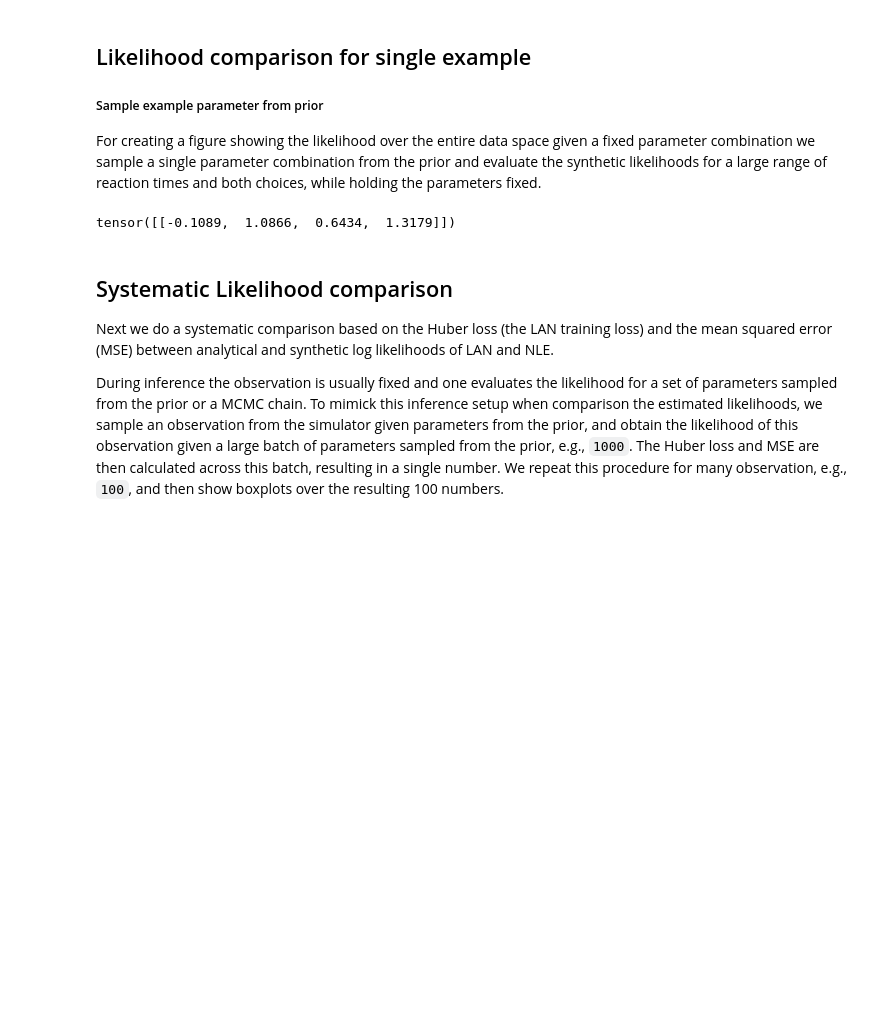
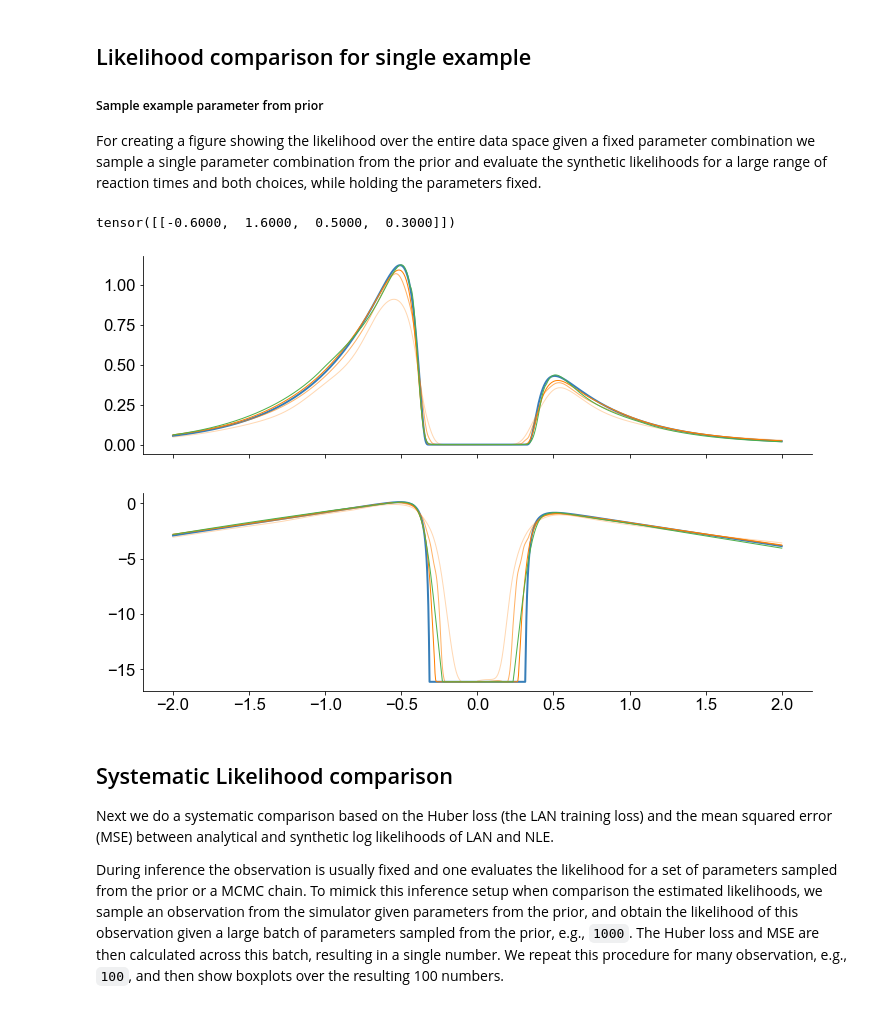
Before and after one commit to mackelab/mnle-for-ddms, a Jupyter notebook: notebooks/Paper-Figure-2-likelihood-comparison.ipynb, the cells around one changed output. Drawn from its saved outputs; the diff is of its cells as text; code cells hidden in the pictures; blank space fills up the shorter version.

Commit message:
update paper figure 2 notebooks with new results.

```diff
--- a/notebooks/Paper-Figure-2-likelihood-comparison.ipynb
+++ b/notebooks/Paper-Figure-2-likelihood-comparison.ipynb
@@ -108,7 +240,8 @@ For creating a figure showing the likelihood over the entire data space given a
 # Sample one parameter from the prior for a likelihood example.
 theta_o = prior.sample((1,))
 l_lower_bound = 1e-7
+theta_o = torch.tensor([[-.6, 1.6, 0.5, 0.3]])
 theta_o
 # %% [output]
-tensor([[-0.1089,  1.0866,  0.6434,  1.3179]])
+tensor([[-0.6000,  1.6000,  0.5000,  0.3000]])
 # %%
@@ -119,7 +256,7 @@ with open("../data/pretrained-models/mm_315_2.p", "rb") as fh:
 # construct rts and choices for mnle in [-test_tmax, test_tmax]
 
 # RT range
-test_tmax = 5
+test_tmax = 2
 # Number of test points
 ntest = 1000
 rs = torch.cat((torch.linspace(test_tmax, l_lower_bound, ntest//2),
@@ -127,26 +264,38 @@ rs = torch.cat((torch.linspace(test_tmax, l_lower_bound, ntest//2),
 cs = torch.cat((torch.zeros(ntest//2),
            torch.ones(ntest//2))).reshape(-1, 1)
 
+test_x = torch.hstack((rs, cs))
 test_rts = torch.linspace(-test_tmax, test_tmax, ntest)
 
 # get NLE synthetic likelihood for each data point with fixed theta.
-lps_mnle = torch.tensor([mnle.log_prob(r.reshape(-1, 1), c.reshape(-1, 1), theta_o) for r, c in zip(rs, cs)])
+lps_mnle = mnle.log_prob(test_x, theta_o.repeat(test_x.shape[0], 1)).detach()
+below_bound = lps_mnle < LL_LOWER_BOUND
+lps_mnle[below_bound] = LL_LOWER_BOUND
+
+lps_lan_5 = get_lan_likelihood_data_batch(theta_o, rs, torch.cat((-torch.ones(ntest//2), torch.ones(ntest//2))).reshape(-1, 1), lan_5, transform=False)
+lps_lan_8 = get_lan_likelihood_data_batch(theta_o, rs, torch.cat((-torch.ones(ntest//2), torch.ones(ntest//2))).reshape(-1, 1), lan_8, transform=False)
+lps_lan_11 = get_lan_likelihood_data_batch(theta_o, rs, torch.cat((-torch.ones(ntest//2), torch.ones(ntest//2))).reshape(-1, 1), lan_11)
 
 # from analytical likelihood
 lps_true = torch.tensor([task.get_log_likelihood(theta_o, d.reshape(-1, 1), l_lower_bound=l_lower_bound)
                      for d in test_rts])
-
-# and from both LANs.
-lps_lanana = torch.tensor([lan_likelihood(theta_o,
-                                   d.reshape(-1, 1),
-                                   net=lan_ana,
-                                   ll_lower_bound=np.log(l_lower_bound))
-                    for d in test_rts])
-lps_lankde = torch.tensor([lan_likelihood(theta_o,
-                                   d.reshape(-1, 1),
-                                   net=lan_kde,
-                                   ll_lower_bound=np.log(l_lower_bound))
-                    for d in test_rts])
+# %%
+fig, ax = plt.subplots(2, 1, figsize=(12, 8), sharex=True)
+plt.sca(ax[0])
+plt.plot(test_rts, lps_true.exp(), label="Analytical L", c=colors[0], lw=2);
+plt.plot(test_rts, lps_lan_5.exp(), label="LAN-10^5", ls="-", c=colors[1], alpha=0.3);
+plt.plot(test_rts, lps_lan_8.exp(), label="LAN-10^8", ls="-", c=colors[1], alpha=0.6);
+plt.plot(test_rts, lps_lan_11.exp(), label="LAN-10^11", ls="-", c=colors[1], alpha=1.0);
+plt.plot(test_rts, lps_mnle.exp(), label="MNLE", ls="-", c=colors[2]);
+
+plt.sca(ax[1])
+plt.plot(test_rts, lps_true, label="Analytical L", c=colors[0], lw=2);
+plt.plot(test_rts, lps_lan_5, label="LAN-10^5", ls="-", c=colors[1], alpha=0.3);
+plt.plot(test_rts, lps_lan_8, label="LAN-10^8", ls="-", c=colors[1], alpha=0.6);
+plt.plot(test_rts, lps_lan_11, label="LAN-10^11", ls="-", c=colors[1], alpha=1.0);
+plt.plot(test_rts, lps_mnle, label="MNLE", ls="-", c=colors[2]);
+# %% [output]
+[figure, added]
 # %% [markdown]
 ## Systematic Likelihood comparison
 
```
Also changed, not shown: parts of 18 cells of this notebook.
